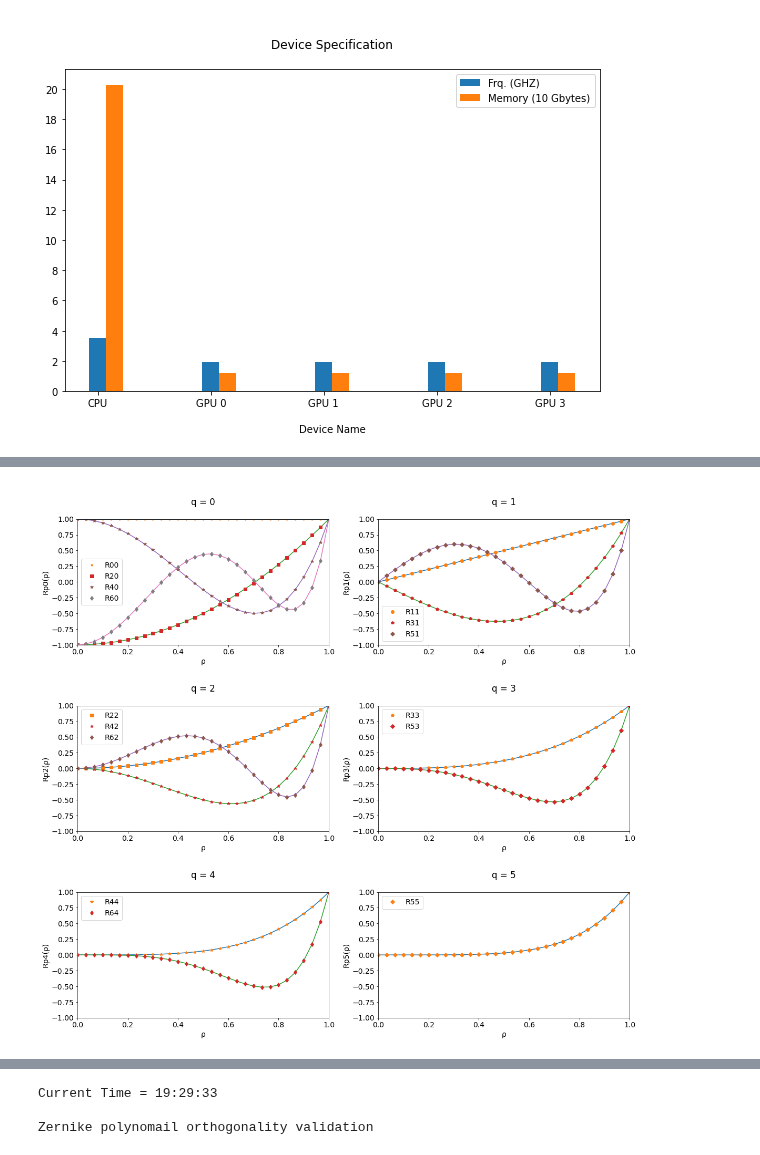
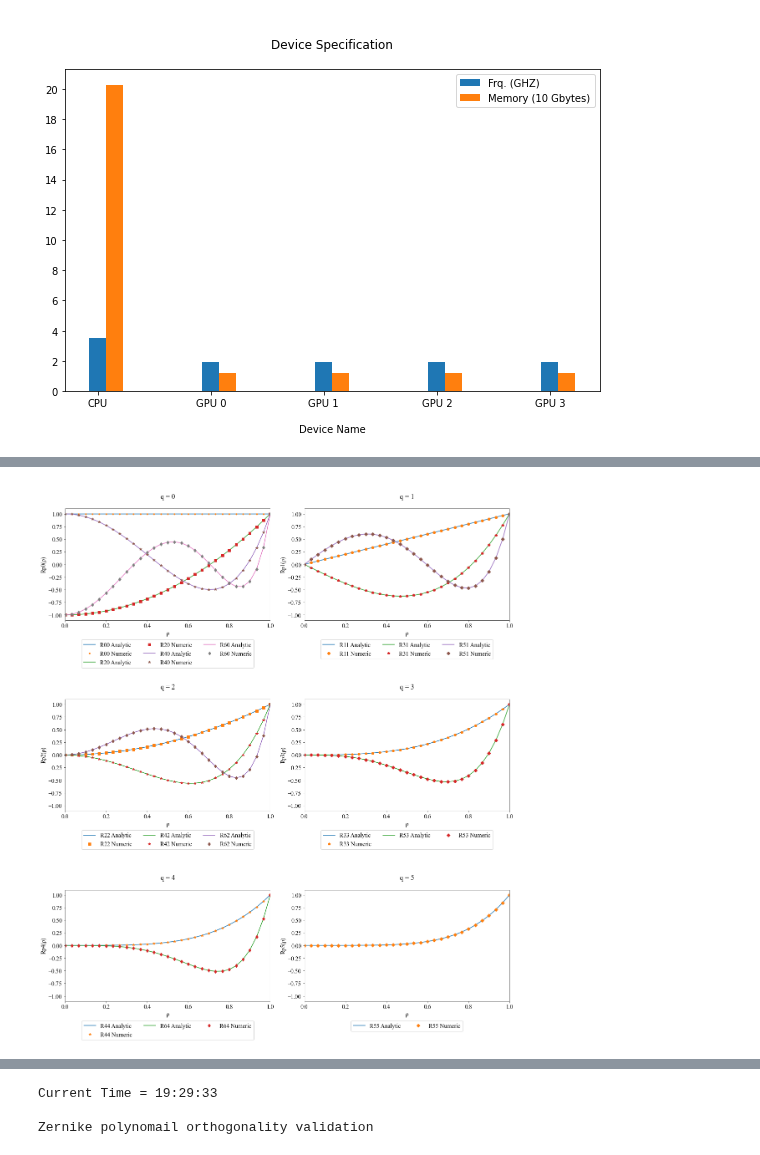
Before and after one commit to sunabove/Zernike, a Jupyter notebook: AZernike.ipynb, the cells around one changed output, grey strips where cells are left out. Drawn from its saved outputs; the diff is of its cells as text; code cells hidden in the pictures.

```diff
--- a/AZernike.ipynb
+++ b/AZernike.ipynb
@@ -121,7 +122,7 @@ datas.append( { "order" : (6, 4), "coeffs" : [6, -5] })
 plt.rcParams["font.family"] = "Times New Roman"
 plt.rcParams["font.size"] = "14"
 row_cnt = 3; col_cnt = 2
-fig, charts = plt.subplots( row_cnt, col_cnt, figsize=( 8.05*col_cnt, 5*row_cnt) )
+fig, charts = plt.subplots( row_cnt, col_cnt, figsize=( 8.05*col_cnt, 6.3*row_cnt) )
 charts = charts.flatten() if row_cnt*col_cnt > 1 else [ charts ]
 
 step = 1/30
@@ -146,18 +147,20 @@ for data in datas :
     pass
 
     chart = charts[q]
-    chart.plot( cupy.asnumpy( rho ), cupy.asnumpy( r_pl_analytic ), linestyle="solid" )
-    chart.plot( cupy.asnumpy( rho ), cupy.asnumpy( r_pl_numeric ), markers[p], label=f"R{p}{q}" )
+    chart.plot( cupy.asnumpy( rho ), cupy.asnumpy( r_pl_analytic ), linestyle="solid", label=f"R{p}{q} Analytic" )
+    chart.plot( cupy.asnumpy( rho ), cupy.asnumpy( r_pl_numeric ), markers[p], label=f"R{p}{q} Numeric" )
     chart.set_xlim(  0, 1 )
-    chart.set_ylim( -1, 1 )
+    chart.set_ylim( -1.1, 1.1 )
     chart.set_xlabel( "ρ" )
     chart.set_ylabel( f"Rp{q}(ρ)" )
     chart.set_title( f"\nq = {q}\n" )
     chart.legend()
-    #chart.legend(loc='upper left', bbox_to_anchor=(0.5, 0.1), fancybox=True, shadow=0, ncol=len(datas)//2)
+    chart.legend(loc="upper center", bbox_to_anchor=(0.5, -0.15), ncol=3)
 pass
 
-plt.tight_layout(); plt.show()
+plt.tight_layout();
+plt.savefig( f"./result/zernike_01_radial_function.png" )
+plt.show()
 #print( f"rho = {rho}" )
 
 print( "Done.")
@@ -167,2 +170,2 @@ Current Time = 04:43:30
-[figure, old version]
+[figure, new version]
 Done.
```
Also changed, not shown: parts of 3 cells of this notebook, 2 other files.
